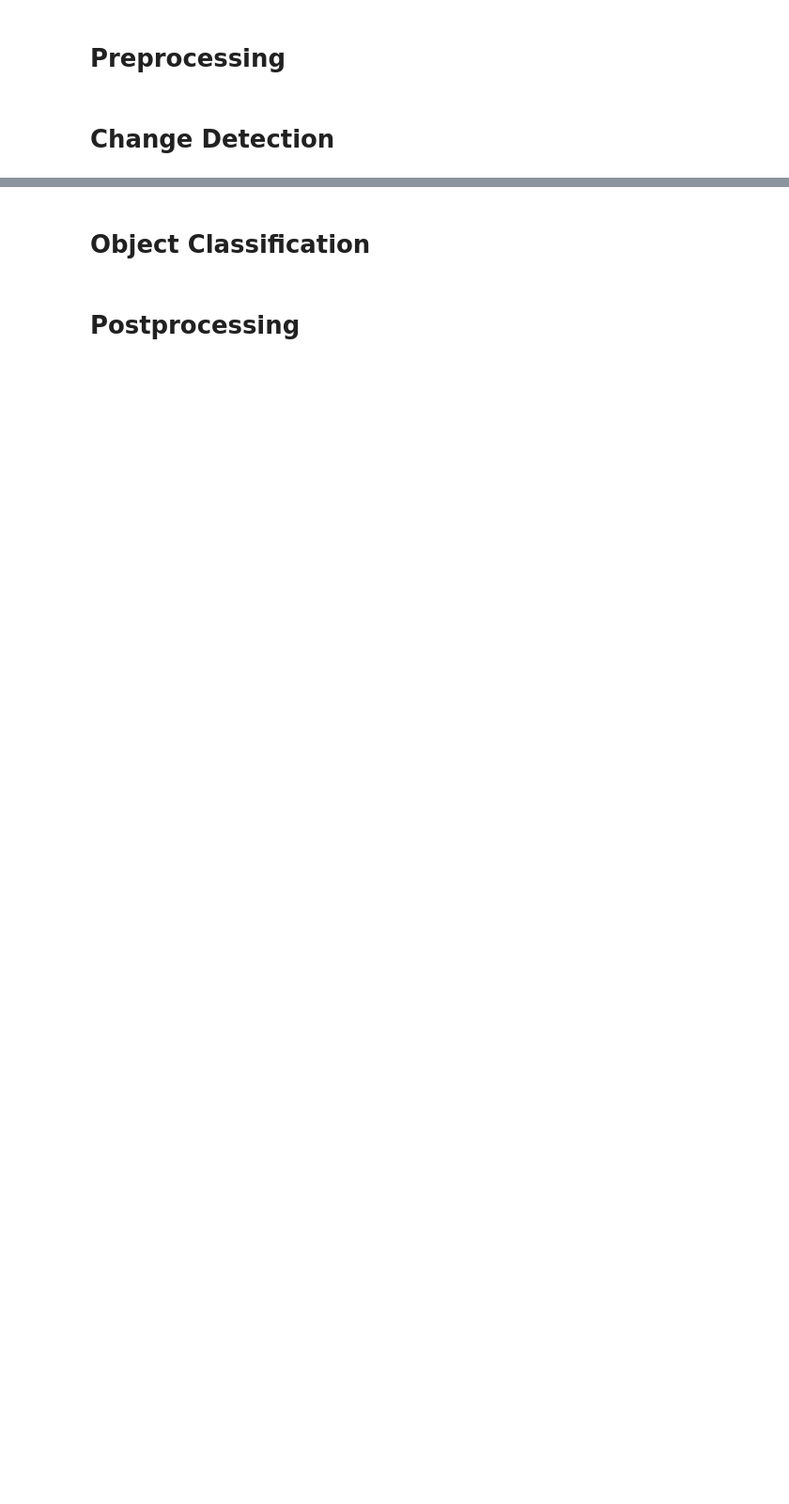
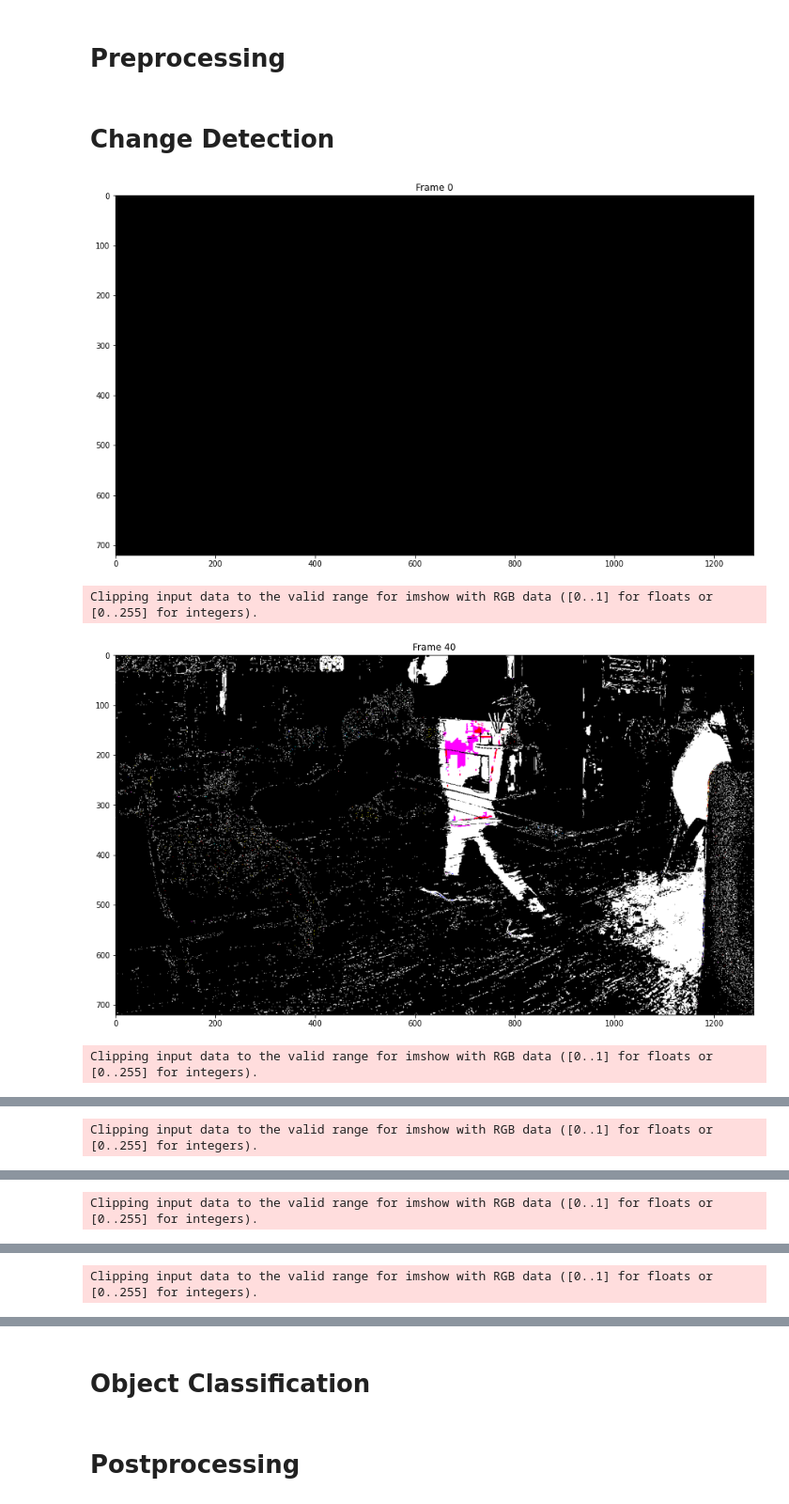
Before and after one commit to GuyAttia/sensitive_motion_detection, a Jupyter notebook: Pipeline.ipynb, the cells around one changed output, grey strips where cells are left out. Shown at 94% size. Drawn from its saved outputs; the diff is of its cells as text; code cells hidden in the pictures; blank space fills up the shorter version.

Commit message:
First baby steps on change detection. - Playing the videos in the notebook. - Validate that basic median-algorithm(from HW3) give some logical results.

```diff
--- a/Pipeline.ipynb
+++ b/Pipeline.ipynb
@@ -12,0 +17,7 @@ from post_processing import *
+# %%
+video_name = 'approved1'
+video_path = path.join('data', 'videos', f'{video_name}.mp4')
+video_det_path = path.join('data', 'detected_videos', f'{video_name}.mp4')
+# %%
+vid = load_video(video_path=video_path)
+Video(video_path, height=400, width=600)
@@ -14,3 +27,12 @@ from post_processing import *
 # Preprocessing
 # %% [markdown]
 # Change Detection
+# %%
+det_vid = change_dection(vid)
+# %%
+play_video_by_images(det_vid, frame_rate=40)
+# %% [output]
+[figure, added]
+Clipping input data to the valid range for imshow with RGB data ([0..1] for floats or [0..255] for integers).
+[figure, added]
+Clipping input data to the valid range for imshow with RGB data ([0..1] for floats or [0..255] for integers).
@@ -16,0 +40 @@ from post_processing import *
+Clipping input data to the valid range for imshow with RGB data ([0..1] for floats or [0..255] for integers).
@@ -16,0 +42 @@ from post_processing import *
+Clipping input data to the valid range for imshow with RGB data ([0..1] for floats or [0..255] for integers).
@@ -16,0 +44 @@ from post_processing import *
+Clipping input data to the valid range for imshow with RGB data ([0..1] for floats or [0..255] for integers).
```
Also changed, not shown: parts of 5 cells of this notebook, 2 other files.
